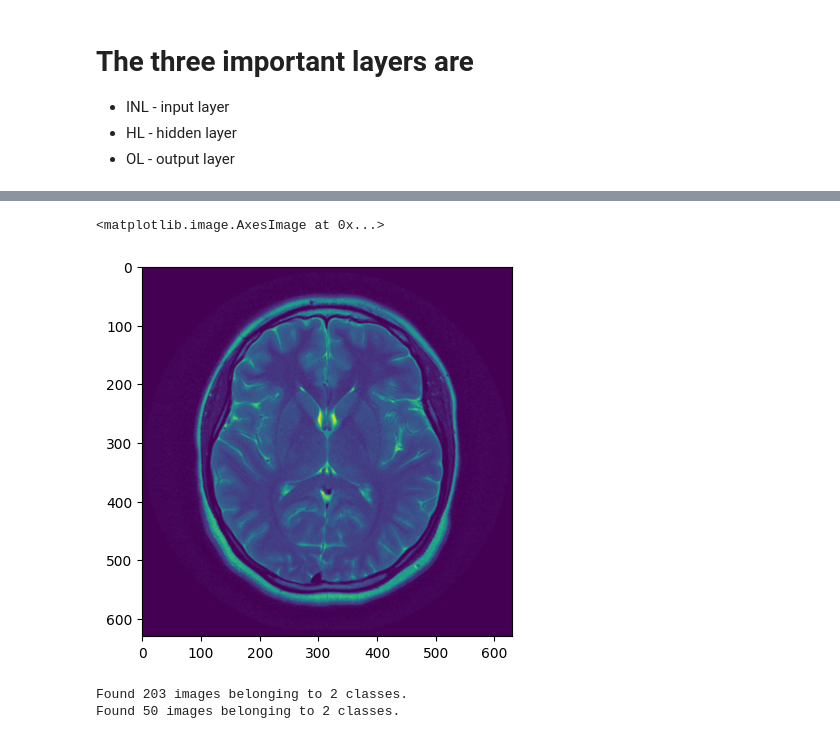
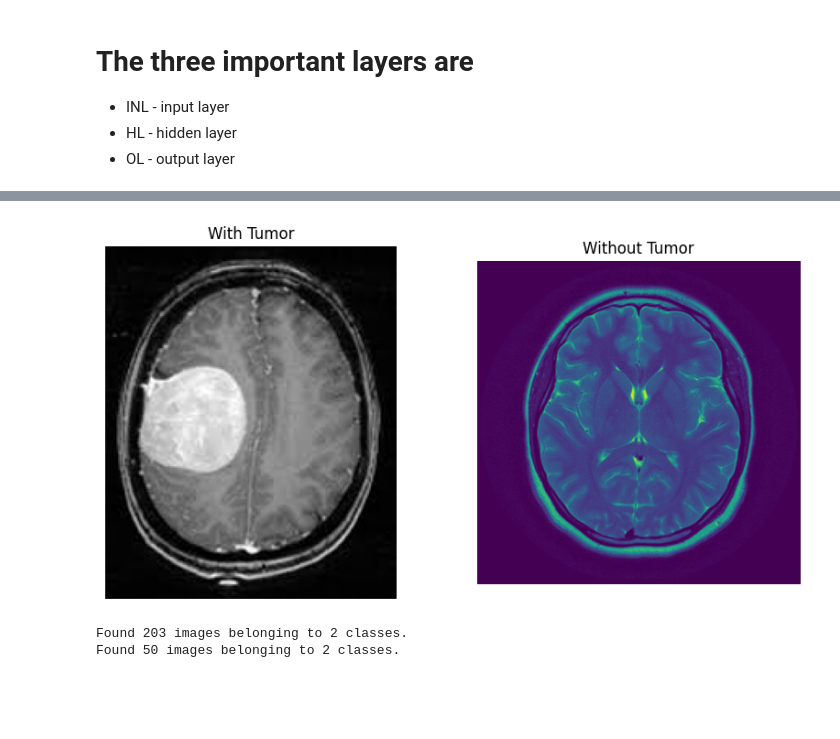
Before and after one commit to MohanR007/Brain-Tumor-Detection, a Jupyter notebook: brain_tumor_detection.ipynb, the cells around one changed output, grey strips where cells are left out. Saved outputs shown, nothing was run; the diff lists cells and outputs as text; code cells hidden in the pictures; blank space fills up the shorter version.

```diff
--- a/brain_tumor_detection.ipynb
+++ b/brain_tumor_detection.ipynb
@@ -19,3 +17,6 @@ nopath='/content/drive/MyDrive/brain_tumor_dataset1/no/1 no.jpeg'
+# %%
+nopath='brain_tumor_dataset/no/1 no.jpeg'
+yespath='brain_tumor_dataset/yes/Y1.jpg'
 # %%
 import pandas as pd
 import numpy as np
@@ -25,12 +26,26 @@ import matplotlib.pyplot as plt
 from numpy import asarray
 # %%
 noi=Image.open(nopath)
+yoi=Image.open(yespath)
-# %%
-noia=asarray(noi)
-plt.imshow(noia)
-# %% [output]
-<matplotlib.image.AxesImage at 0x...>
-[figure, removed]
+# %%
+# Plot images side by side
+plt.figure(figsize=(10, 5))
+
+# Plot tumor image
+plt.subplot(1, 2, 1)
+plt.imshow(yoi)
+plt.title("With Tumor")
+plt.axis('off')
+
+# Plot no tumor image
+plt.subplot(1, 2, 2)
+plt.imshow(noi)
+plt.title("Without Tumor")
+plt.axis('off')
+
+plt.show()
+# %% [output]
+[figure, added]
 # %%
 import os
 import numpy as np
```
Also changed, not shown: parts of 14 cells of this notebook, 6 other files.
